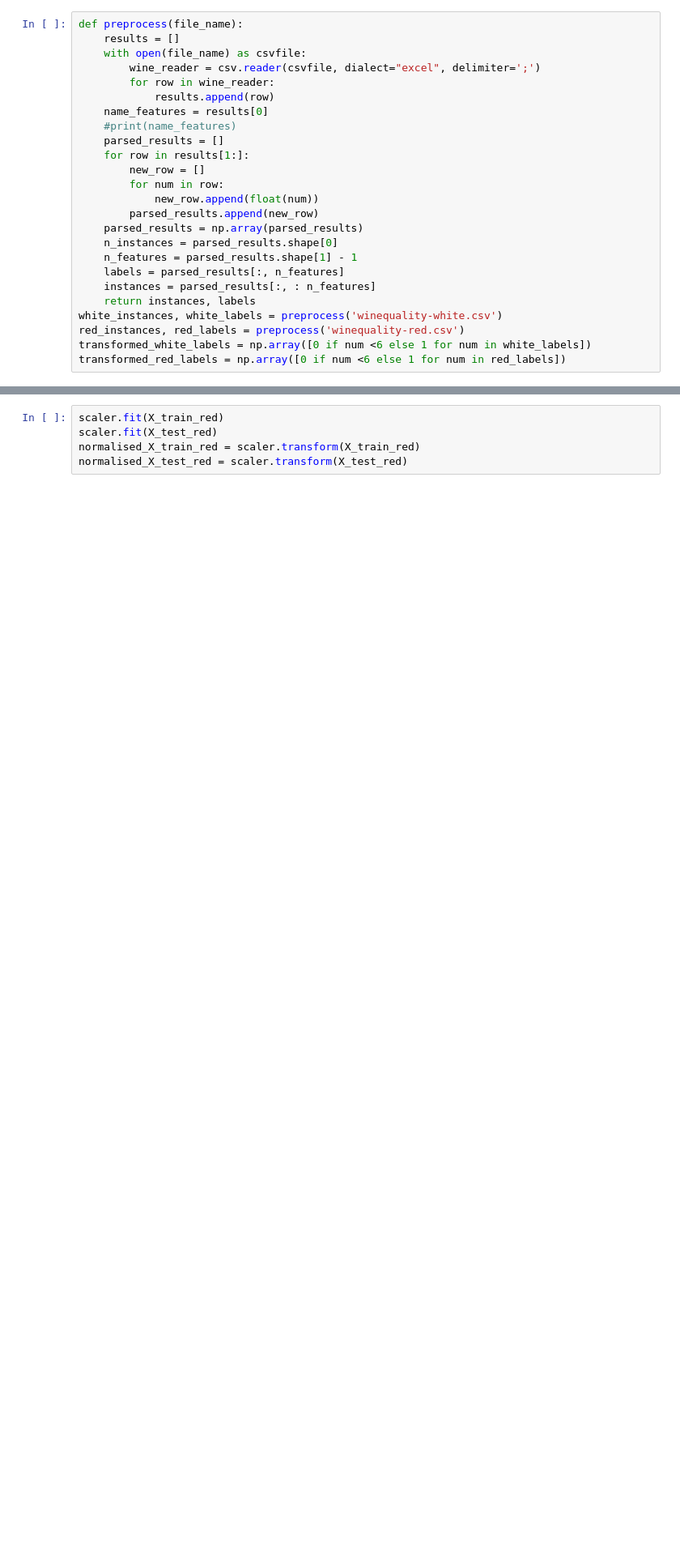
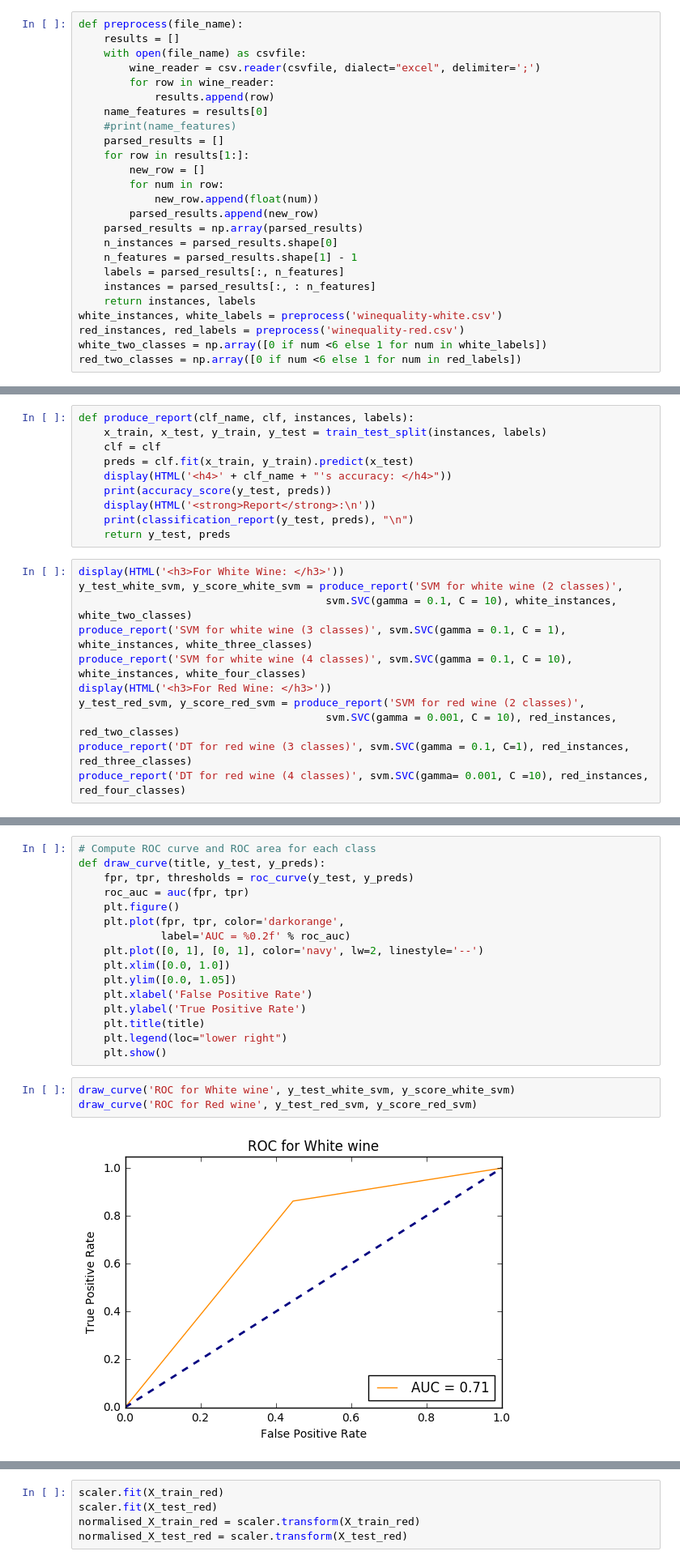
Before and after one commit to baohien97/wine-stuff, a Jupyter notebook: Project/SVM_Mahdi.ipynb, the cells around one changed output, grey strips where cells are left out. Shown at 81% size. Drawn from its saved outputs; the diff is of its cells as text; blank space fills up the shorter version.

```diff
--- a/Project/SVM_Mahdi.ipynb
+++ b/Project/SVM_Mahdi.ipynb
@@ -27,5 +27,5 @@ def preprocess(file_name):
     return instances, labels
 white_instances, white_labels = preprocess('winequality-white.csv')
 red_instances, red_labels = preprocess('winequality-red.csv')
-transformed_white_labels = np.array([0 if num <6 else 1 for num in white_labels])
-transformed_red_labels = np.array([0 if num <6 else 1 for num in red_labels])
+white_two_classes = np.array([0 if num <6 else 1 for num in white_labels])
+red_two_classes = np.array([0 if num <6 else 1 for num in red_labels])
@@ -48,0 +95,21 @@ normalised_X_test_white = scaler.transform(X_test_white)
+# %%
+def produce_report(clf_name, clf, instances, labels):
+    x_train, x_test, y_train, y_test = train_test_split(instances, labels)
+    clf = clf
+    preds = clf.fit(x_train, y_train).predict(x_test)
+    display(HTML('<h4>' + clf_name + "'s accuracy: </h4>"))
+    print(accuracy_score(y_test, preds))
+    display(HTML('<strong>Report</strong>:\n'))
+    print(classification_report(y_test, preds), "\n")
+    return y_test, preds
+# %%
+display(HTML('<h3>For White Wine: </h3>'))
+y_test_white_svm, y_score_white_svm = produce_report('SVM for white wine (2 classes)',
+                                       svm.SVC(gamma = 0.1, C = 10), white_instances, white_two_classes)
+produce_report('SVM for white wine (3 classes)', svm.SVC(gamma = 0.1, C = 1), white_instances, white_three_classes)
+produce_report('SVM for white wine (4 classes)', svm.SVC(gamma = 0.1, C = 10), white_instances, white_four_classes)
+display(HTML('<h3>For Red Wine: </h3>'))
+y_test_red_svm, y_score_red_svm = produce_report('SVM for red wine (2 classes)',
+                                       svm.SVC(gamma = 0.001, C = 10), red_instances, red_two_classes)
+produce_report('DT for red wine (3 classes)', svm.SVC(gamma = 0.1, C=1), red_instances, red_three_classes)
+produce_report('DT for red wine (4 classes)', svm.SVC(gamma= 0.001, C =10), red_instances, red_four_classes)
@@ -48,0 +143,21 @@ normalised_X_test_white = scaler.transform(X_test_white)
+# %%
+# Compute ROC curve and ROC area for each class
+def draw_curve(title, y_test, y_preds):
+    fpr, tpr, thresholds = roc_curve(y_test, y_preds)
+    roc_auc = auc(fpr, tpr)
+    plt.figure()
+    plt.plot(fpr, tpr, color='darkorange',
+             label='AUC = %0.2f' % roc_auc)
+    plt.plot([0, 1], [0, 1], color='navy', lw=2, linestyle='--')
+    plt.xlim([0.0, 1.0])
+    plt.ylim([0.0, 1.05])
+    plt.xlabel('False Positive Rate')
+    plt.ylabel('True Positive Rate')
+    plt.title(title)
+    plt.legend(loc="lower right")
+    plt.show()
+# %%
+draw_curve('ROC for White wine', y_test_white_svm, y_score_white_svm)
+draw_curve('ROC for Red wine', y_test_red_svm, y_score_red_svm)
+# %% [output]
+[figure, added]
```
Also changed, not shown: parts of 14 cells of this notebook.
